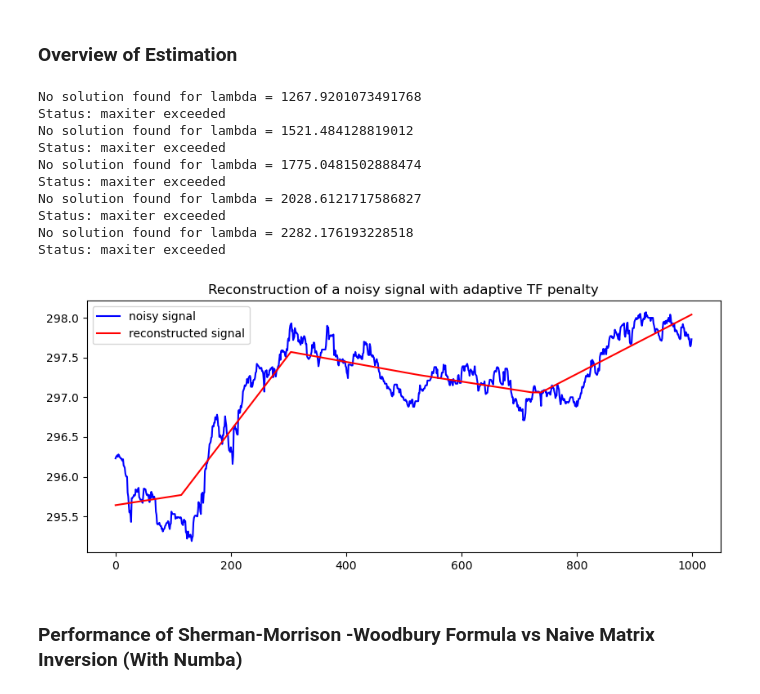
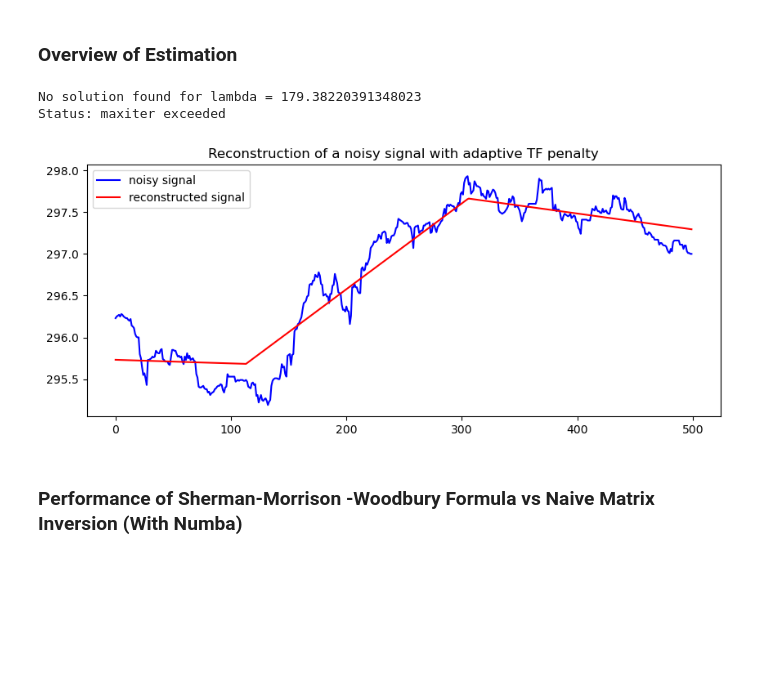
Before and after one commit to jasonbohne123/Adaptive_Signal_Estimation, a Jupyter notebook: trend_filtering/TF_Performance.ipynb, the cells around one changed output. Cells and saved outputs as stored; diff of their text form; code cells hidden in the pictures; blank space fills up the shorter version.

Commit message:
finished time diff

```diff
--- a/trend_filtering/TF_Performance.ipynb
+++ b/trend_filtering/TF_Performance.ipynb
@@ -21,19 +34,18 @@ price=trades['Trade_Price'].values
+# %%
+trades=pd.read_csv(f'{path}taq_db/TAQ-Query-Scripts/data/AAPL_trades.csv',index_col=0).dropna()
+trades.index=pd.to_datetime(trades.index)
+trades=trades.sort_index()
+
+time=[(i-trades.index[0]).total_seconds() for i in trades.index]
+price=trades['Trade_Price'].values
 # %% [markdown]
 ### Overview of Estimation
 # %%
-test_adaptive_tf(price,1000,include_cv=True,lambda_p=1.0,plot=True,verbose=True)
+test_adaptive_tf(price,t=time,n=500,include_cv=True,lambda_p=1.0,plot=True,verbose=True)
 # %% [output]
-No solution found for lambda = 1267.9201073491768
+No solution found for lambda = 179.38220391348023
 Status: maxiter exceeded
-No solution found for lambda = 1521.484128819012
-Status: maxiter exceeded
-No solution found for lambda = 1775.0481502888474
-Status: maxiter exceeded
-No solution found for lambda = 2028.6121717586827
-Status: maxiter exceeded
-No solution found for lambda = 2282.176193228518
-Status: maxiter exceeded
-[figure, old version]
+[figure, new version]
 # %% [markdown]
 ### Performance of Sherman-Morrison -Woodbury Formula vs Naive Matrix Inversion (With Numba)
 # %% [markdown]
```
Also changed, not shown: parts of 3 cells of this notebook, 4 other files.
